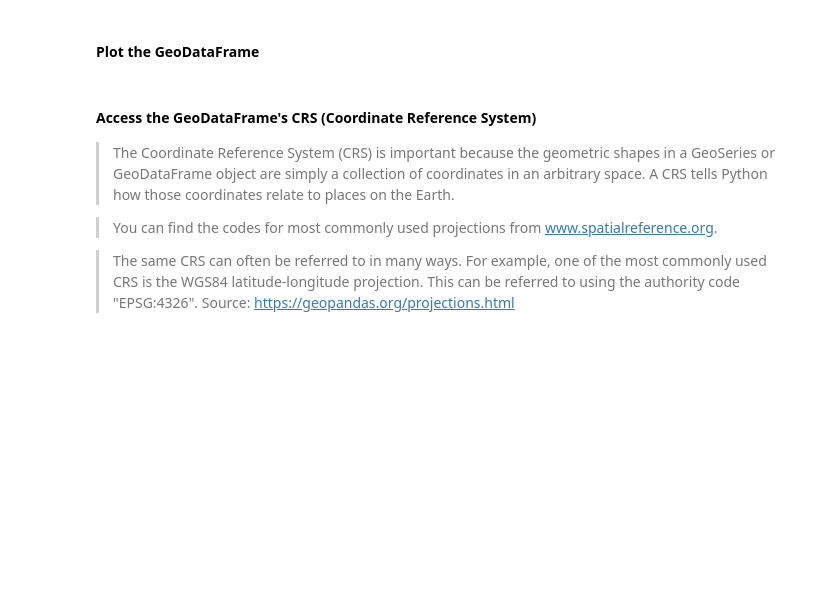
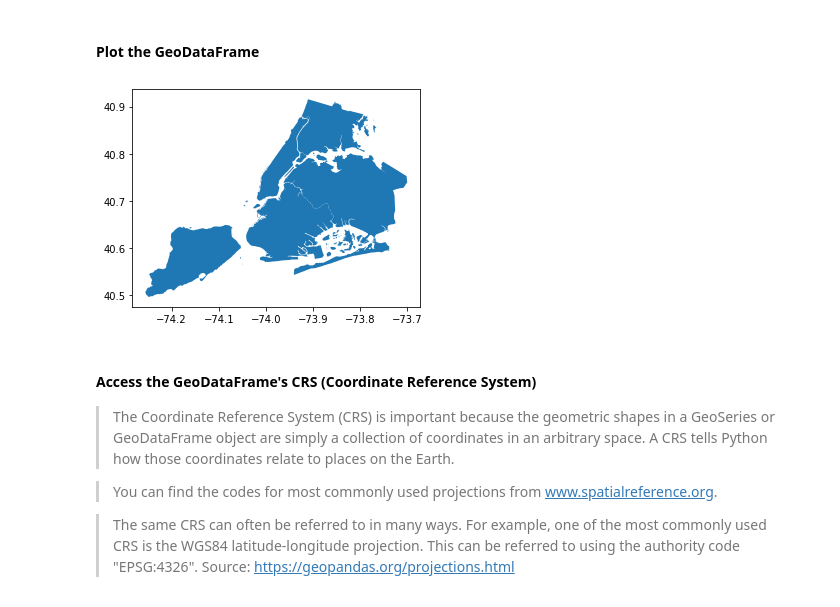
Before and after one commit to pratt-savi-810/pratt-savi-810-2020-03-lesson_05, a Jupyter notebook: lesson_05.ipynb, the cells around one changed output. Cells and saved outputs as stored; diff of their text form; code cells hidden in the pictures; blank space fills up the shorter version.

```diff
--- a/lesson_05.ipynb
+++ b/lesson_05.ipynb
@@ -210,8 +378,14 @@ return_max_number_in_list(
 boro_geojson_link = 'https://data.cityofnewyork.us/api/geospatial/tqmj-j8zm?method=export&format=GeoJSON'
 # %% [markdown]
 #### Read `.geojson` file to GeoDataFrame
+# %%
+gdf = gpd.read_file(boro_geojson_link)
 # %% [markdown]
 #### Plot the GeoDataFrame
+# %%
+gdf.plot();  # nyc boros
+# %% [output]
+[figure, added]
 # %% [markdown]
 #### Access the GeoDataFrame's CRS (Coordinate Reference System)
 
```
Also changed, not shown: parts of 70 cells of this notebook, 1 other file.
